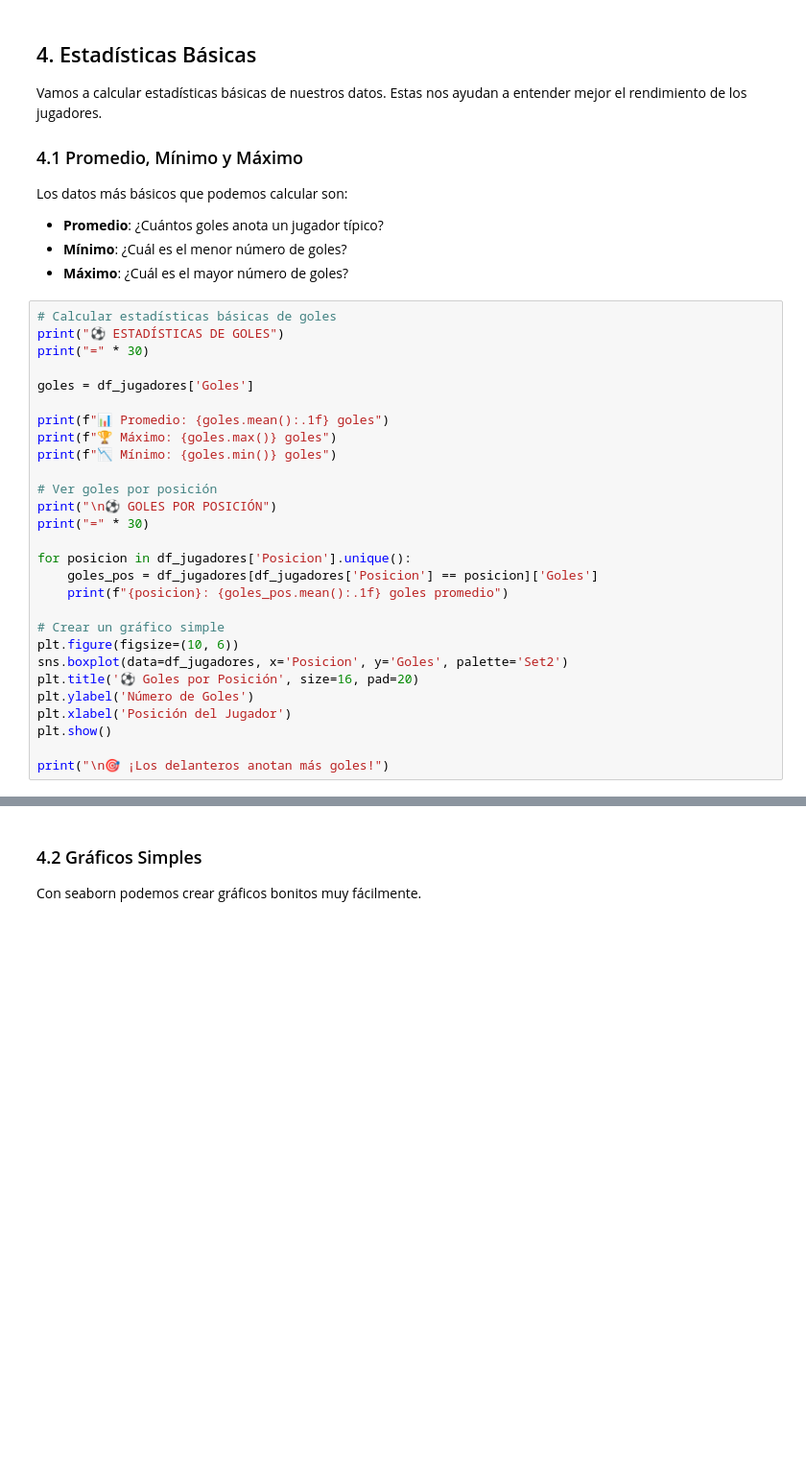
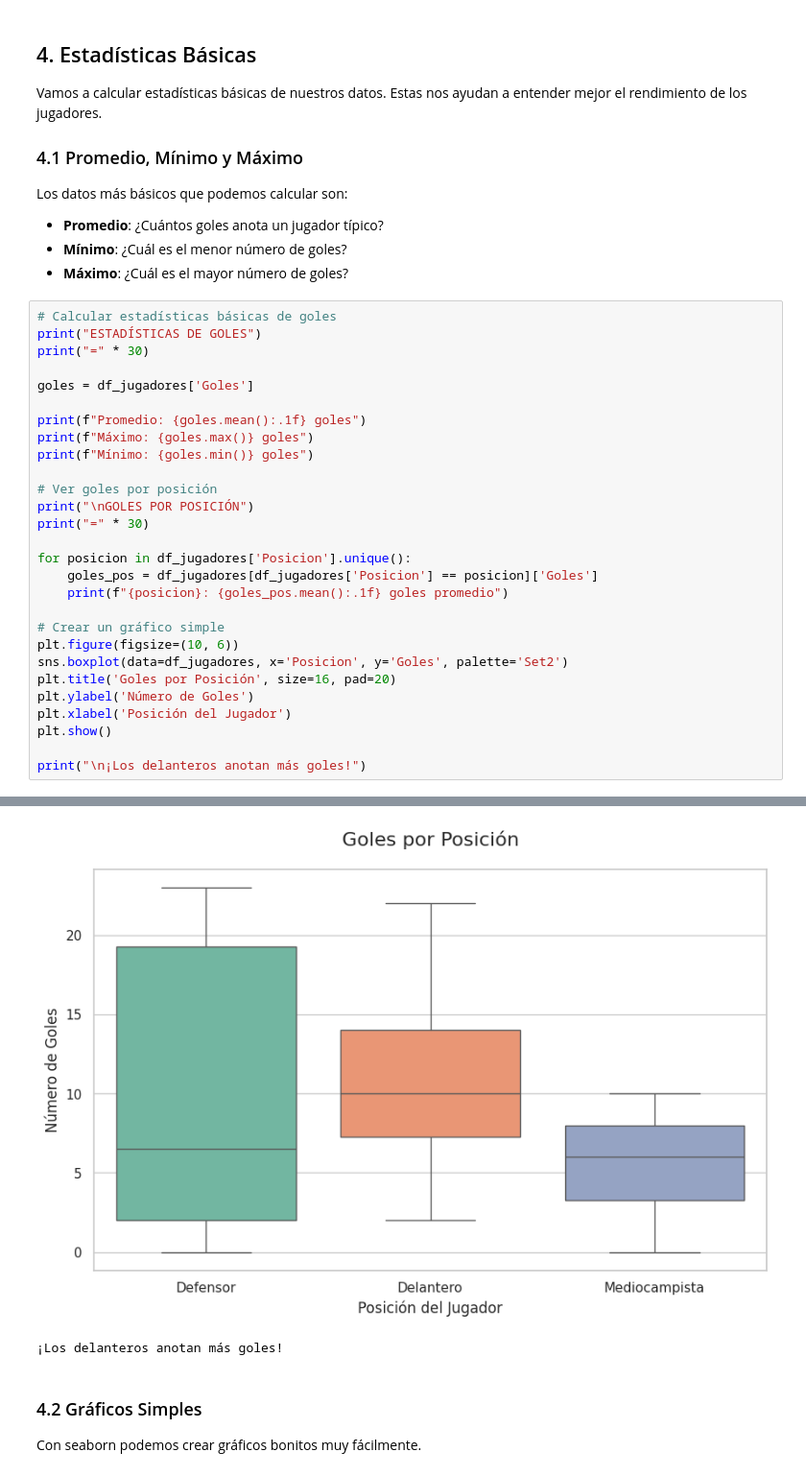
Before and after one commit to julihocc/prepatec-soccer-analytics, a Jupyter notebook: bloque-2/semana-3/estadistica-descriptiva.ipynb, the cells around one changed output, grey strips where cells are left out. Shown at 96% size. Cells and saved outputs as stored; diff of their text form; blank space fills up the shorter version.

```diff
--- a/bloque-2/semana-3/estadistica-descriptiva.ipynb
+++ b/bloque-2/semana-3/estadistica-descriptiva.ipynb
@@ -137,17 +155,17 @@ Los datos más básicos que podemos calcular son:
 - **Máximo**: ¿Cuál es el mayor número de goles?
 # %%
 # Calcular estadísticas básicas de goles
-print("⚽ ESTADÍSTICAS DE GOLES")
+print("ESTADÍSTICAS DE GOLES")
 print("=" * 30)
 
 goles = df_jugadores['Goles']
 
-print(f"📊 Promedio: {goles.mean():.1f} goles")
-print(f"🏆 Máximo: {goles.max()} goles")
-print(f"📉 Mínimo: {goles.min()} goles")
+print(f"Promedio: {goles.mean():.1f} goles")
+print(f"Máximo: {goles.max()} goles")
+print(f"Mínimo: {goles.min()} goles")
 
 # Ver goles por posición
-print("\n⚽ GOLES POR POSICIÓN")
+print("\nGOLES POR POSICIÓN")
 print("=" * 30)
 
 for posicion in df_jugadores['Posicion'].unique():
@@ -157,9 +175,10 @@ for posicion in df_jugadores['Posicion'].unique():
 # Crear un gráfico simple
 plt.figure(figsize=(10, 6))
 sns.boxplot(data=df_jugadores, x='Posicion', y='Goles', palette='Set2')
-plt.title('⚽ Goles por Posición', size=16, pad=20)
+plt.title('Goles por Posición', size=16, pad=20)
 plt.ylabel('Número de Goles')
 plt.xlabel('Posición del Jugador')
 plt.show()
 
-print("\n🎯 ¡Los delanteros anotan más goles!")
+print("\n¡Los delanteros anotan más goles!")
+# %% [output]
@@ -166,3 +196,5 @@ print("\n🎯 ¡Los delanteros anotan más goles!")
+[figure, added]
+¡Los delanteros anotan más goles!
 # %% [markdown]
 ### 4.2 Gráficos Simples
 
```
Also changed, not shown: parts of 4 cells of this notebook.
